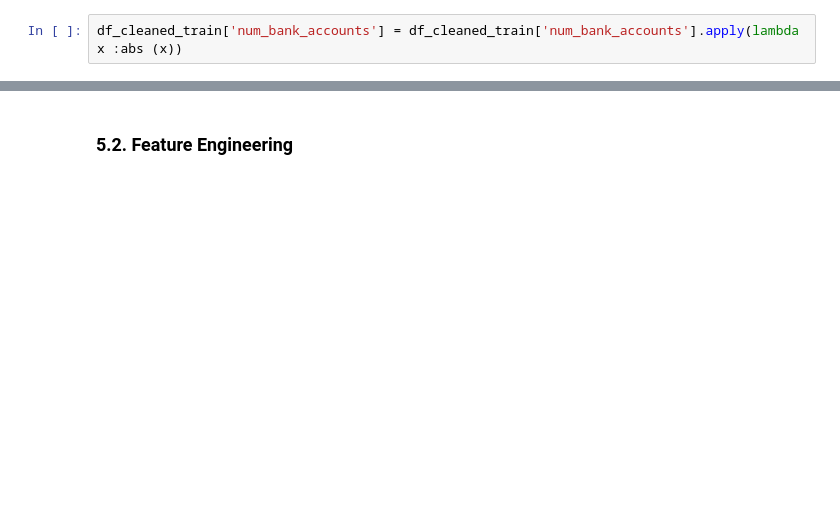
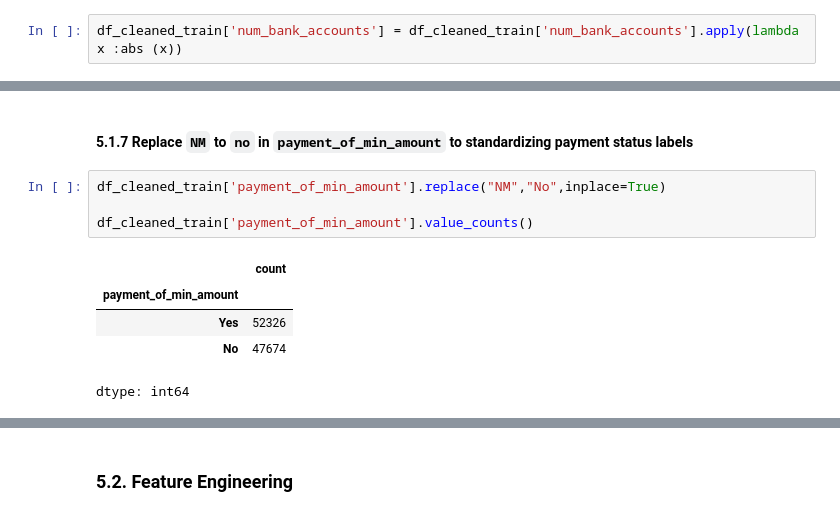
Before and after one commit to Nelkit/DSI-AT2-data-analysis-project, a Jupyter notebook: notebooks/DSI_AT2_data_analysis_project.ipynb, the cells around one changed output, grey strips where cells are left out. Drawn from its saved outputs; the diff is of its cells as text; blank space fills up the shorter version.

```diff
--- a/notebooks/DSI_AT2_data_analysis_project.ipynb
+++ b/notebooks/DSI_AT2_data_analysis_project.ipynb
@@ -561,0 +637,12 @@ df_cleaned_train['num_bank_accounts'] = df_cleaned_train['num_bank_accounts'].ap
+# %% [markdown]
+#### 5.1.7 Replace `NM` to `no` in `payment_of_min_amount` to standardizing payment status labels
+# %%
+df_cleaned_train['payment_of_min_amount'].replace("NM","No",inplace=True)
+
+df_cleaned_train['payment_of_min_amount'].value_counts()
+# %% [output]
+|  | count |
+| payment_of_min_amount |  |
+| Yes | 52326 |
+| No | 47674 |
+dtype: int64
```
Also changed, not shown: parts of 29 cells of this notebook.
